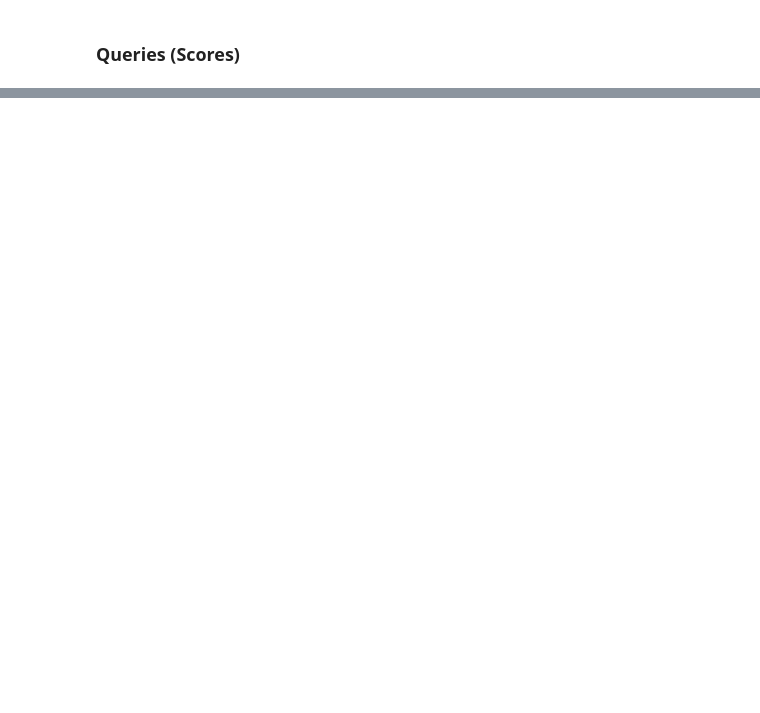
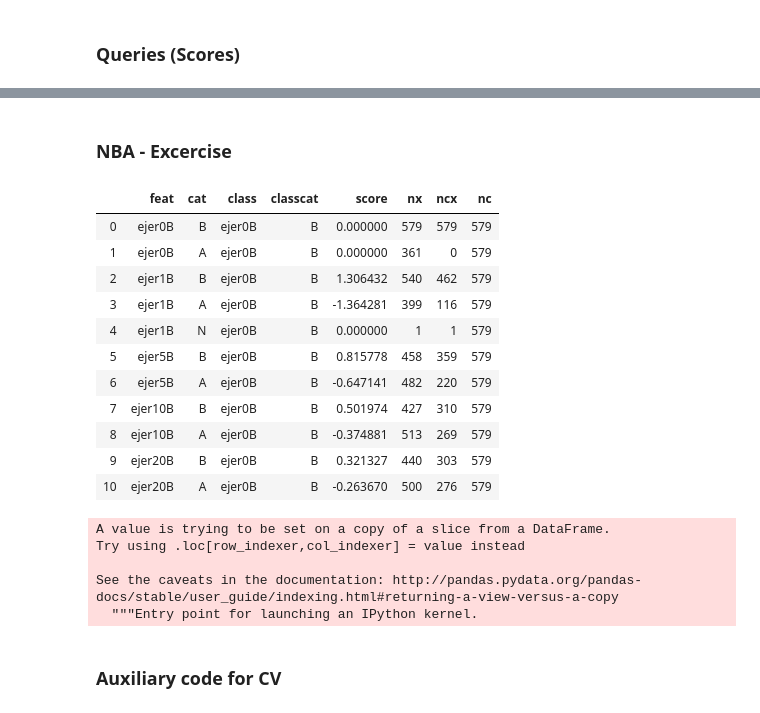
Before and after one commit to vicalbiter/histories, a Jupyter notebook: Histories + Classification.ipynb, the cells around one changed output, grey strips where cells are left out. Cells and saved outputs as stored; diff of their text form; code cells hidden in the pictures; blank space fills up the shorter version.

Commit message:
Begin auxiliary code for NBA

```diff
--- a/Histories + Classification.ipynb
+++ b/Histories + Classification.ipynb
@@ -447,0 +560,21 @@ ndata[ndata.ejer30B != "N"]
+# %% [markdown]
+### NBA - Excercise
+# %%
+# Predict excercise
+nba_scores_ex = getAllScores(query_features_NBA, "ejer0B", "B", rdata)
+nba_scores_exF = getAllScoresFull(query_features_NBA, "ejer0B", "B", rdata)
+# %%
+nba_scores_exF
+# %% [output]
+|  | feat | cat | class | classcat | score | nx | ncx | nc |
+| 0 | ejer0B | B | ejer0B | B | 0.000000 | 579 | 579 | 579 |
+| 1 | ejer0B | A | ejer0B | B | 0.000000 | 361 | 0 | 579 |
+| 2 | ejer1B | B | ejer0B | B | 1.306432 | 540 | 462 | 579 |
+| 3 | ejer1B | A | ejer0B | B | -1.364281 | 399 | 116 | 579 |
+| 4 | ejer1B | N | ejer0B | B | 0.000000 | 1 | 1 | 579 |
+| 5 | ejer5B | B | ejer0B | B | 0.815778 | 458 | 359 | 579 |
+| 6 | ejer5B | A | ejer0B | B | -0.647141 | 482 | 220 | 579 |
+| 7 | ejer10B | B | ejer0B | B | 0.501974 | 427 | 310 | 579 |
+| 8 | ejer10B | A | ejer0B | B | -0.374881 | 513 | 269 | 579 |
+| 9 | ejer20B | B | ejer0B | B | 0.321327 | 440 | 303 | 579 |
+| 10 | ejer20B | A | ejer0B | B | -0.263670 | 500 | 276 | 579 |
@@ -447,0 +583,8 @@ ndata[ndata.ejer30B != "N"]
+# %%
+user_scores["ejer0BC"] = rdata["ejer0B"]
+# %% [output]
+A value is trying to be set on a copy of a slice from a DataFrame.
+Try using .loc[row_indexer,col_indexer] = value instead
+
+See the caveats in the documentation: http://pandas.pydata.org/pandas-docs/stable/user_guide/indexing.html#returning-a-view-versus-a-copy
+  """Entry point for launching an IPython kernel.
@@ -447,0 +595,2 @@ ndata[ndata.ejer30B != "N"]
+# %% [markdown]
+### Auxiliary code for CV
```
Also changed, not shown: parts of 29 cells of this notebook, 6 other files.
